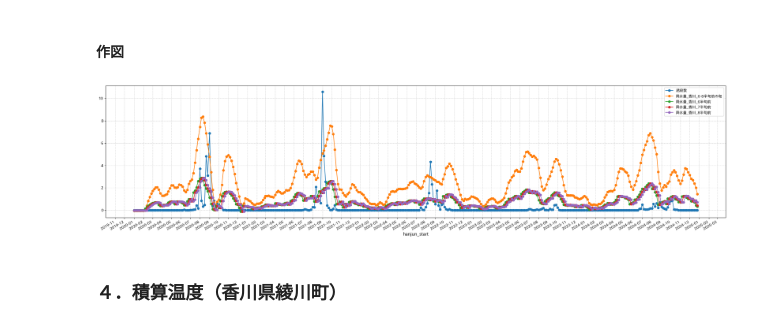
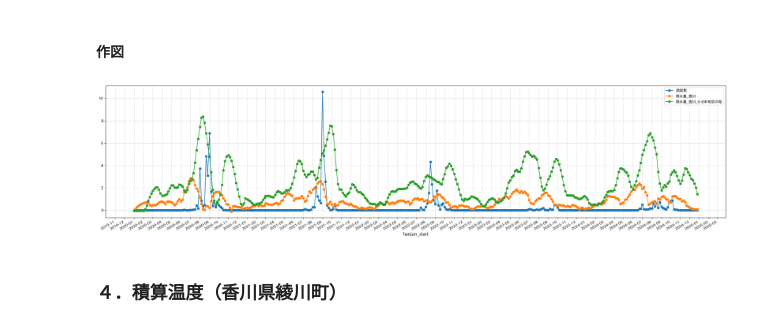
Before and after one commit to ShotaSasaki-HU/ASTRO-CAMP-2025, a Jupyter notebook: sarimax.ipynb, the cells around one changed output. Drawn from its saved outputs; the diff is of its cells as text; code cells hidden in the pictures.

```diff
--- a/sarimax.ipynb
+++ b/sarimax.ipynb
@@ -1029,34 +1029,35 @@ df_precip_kagawa
 # %%
 fig, ax = plt.subplots(figsize=(24, 6))
 
 ax.plot(df_precip_kagawa['hanjun_start'], df_resp["kill_score"] / 250, marker='o', linestyle='-', label='誘殺数')
+ax.plot(df_precip_kagawa['hanjun_start'], df_precip_kagawa[f'降水量_香川'] / 20, marker='o', linestyle='-', label='降水量_香川')
 ax.plot(df_precip_kagawa['hanjun_start'], df_precip_kagawa[f'降水量_香川_6-8半旬前の和'] / 20, marker='o', linestyle='-', label='降水量_香川_6-8半旬前の和')
-ax.plot(df_precip_kagawa['hanjun_start'], df_precip_kagawa[f'降水量_香川_6半旬前'] / 20, marker='o', linestyle='-', label='降水量_香川_6半旬前')
-ax.plot(df_precip_kagawa['hanjun_start'], df_precip_kagawa[f'降水量_香川_7半旬前'] / 20, marker='o', linestyle='-', label='降水量_香川_7半旬前')
-ax.plot(df_precip_kagawa['hanjun_start'], df_precip_kagawa[f'降水量_香川_8半旬前'] / 20, marker='o', linestyle='-', label='降水量_香川_8半旬前')
+# ax.plot(df_precip_kagawa['hanjun_start'], df_precip_kagawa[f'降水量_香川_6半旬前'] / 20, marker='o', linestyle='-', label='降水量_香川_6半旬前')
+# ax.plot(df_precip_kagawa['hanjun_start'], df_precip_kagawa[f'降水量_香川_7半旬前'] / 20, marker='o', linestyle='-', label='降水量_香川_7半旬前')
+# ax.plot(df_precip_kagawa['hanjun_start'], df_precip_kagawa[f'降水量_香川_8半旬前'] / 20, marker='o', linestyle='-', label='降水量_香川_8半旬前')
 
 # ax.set_title('NDVIの時系列変化', fontsize=16)
 ax.set_xlabel('hanjun_start', fontsize=12)
 # ax.set_ylabel('EVI', fontsize=12)
 ax.grid(True, linestyle='--', alpha=0.6)
 
 # X軸の日付フォーマットを見やすく設定
 # 月と日を表示するフォーマッタ
 ax.xaxis.set_major_formatter(mdates.DateFormatter('%Y-%m-%d'))
 # ラベルが重ならないように自動で回転
 fig.autofmt_xdate()
 
 # Y軸の範囲をNDVIの典型的な値に設定（任意）
 # ax.set_ylim(0, 1)
 
 plt.gca().xaxis.set_major_locator(mdates.MonthLocator(interval=1))
 plt.gca().xaxis.set_major_formatter(mdates.DateFormatter("%Y-%m"))
 
 plt.legend()
 plt.tight_layout()
 plt.show()
 # %% [output]
-[figure, old version]
+[figure, new version]
 # %% [markdown]
 ### ４．積算温度（香川県綾川町）
 # %% [markdown]
```
Also changed, not shown: parts of 6 cells of this notebook.
